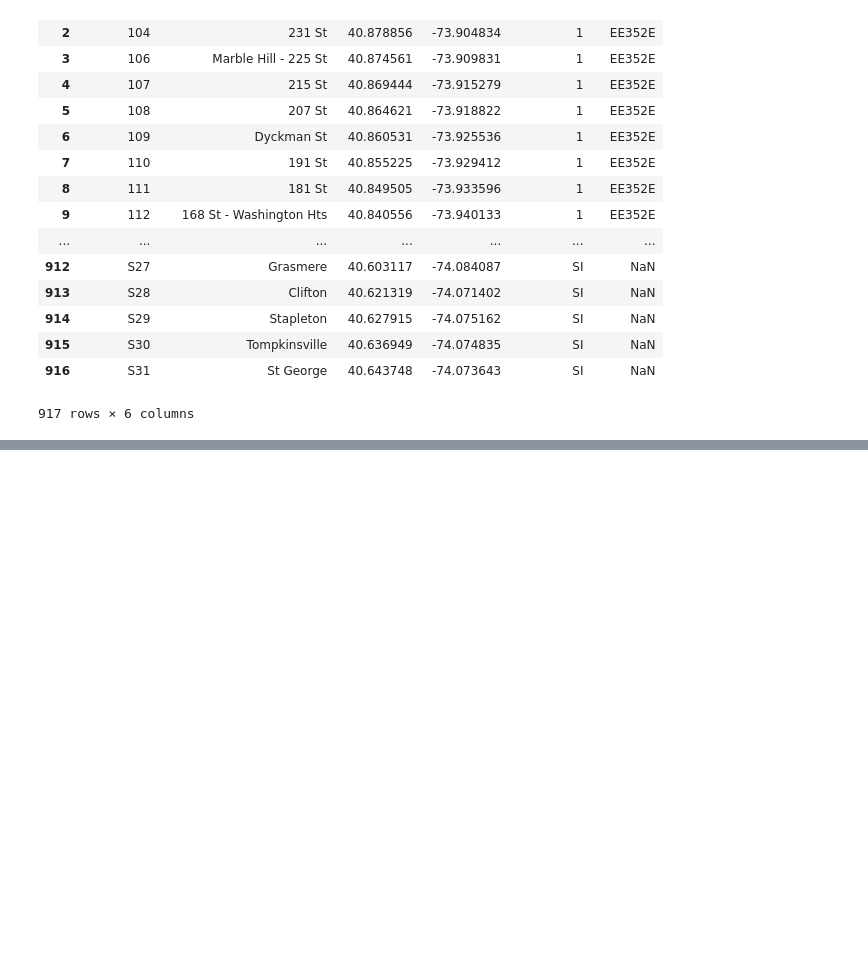
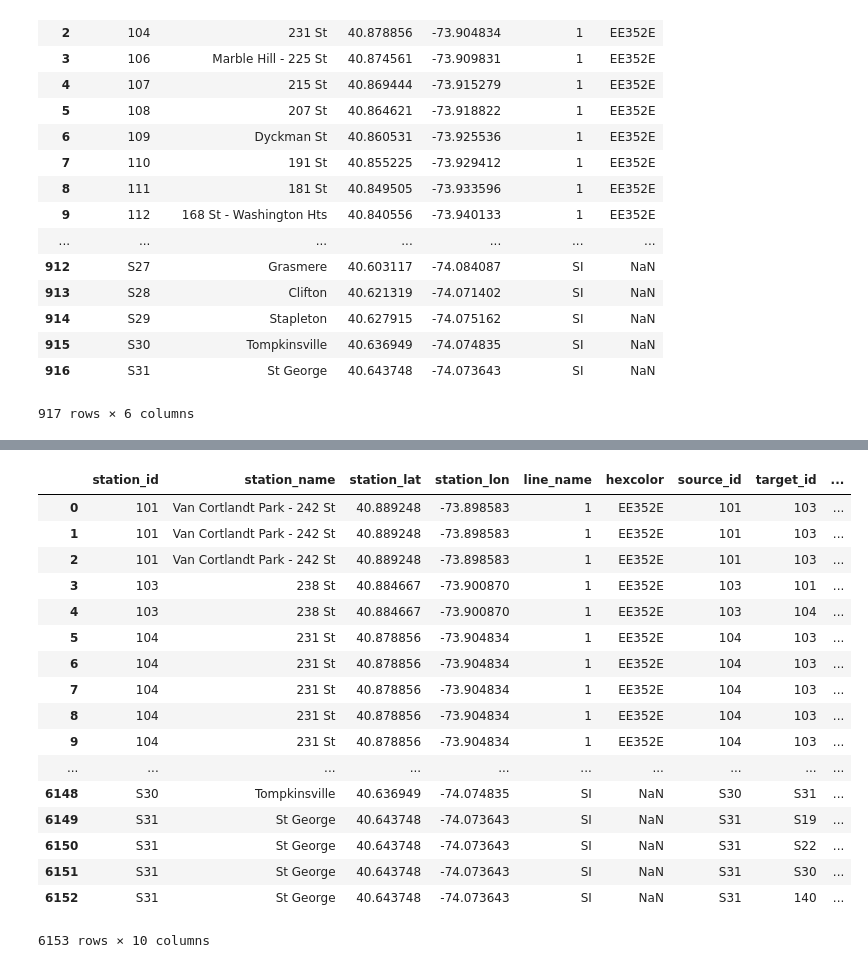
Before and after one commit to elainechan/prototyping-functionality, a Jupyter notebook: subway-data.ipynb, the cells around one changed output, grey strips where cells are left out. Cells and saved outputs as stored; diff of their text form; code cells hidden in the pictures; blank space fills up the shorter version.

Commit message:
Merges stops, routes, and edges in a table and exports to CSV.

```diff
--- a/subway-data.ipynb
+++ b/subway-data.ipynb
@@ -289,0 +322,2 @@ routesplusstops
+# %%
+edges = pd.read_csv('./mtaEdges.csv'); edges
@@ -290 +343,24 @@ routesplusstops
+# %%
+routesstopsedges = routesplusstops.merge(edges, left_on='station_id', right_on='source_id')
+# routestops = stops.merge(routes, left_on='station_id', right_on='station_id')
+routesstopsedges
+# %% [output]
+|  | station_id | station_name | station_lat | station_lon | line_name | hexcolor | source_id | target_id | ... |
+| 0 | 101 | Van Cortlandt Park - 242 St | 40.889248 | -73.898583 | 1 | EE352E | 101 | 103 | ... |
+| 1 | 101 | Van Cortlandt Park - 242 St | 40.889248 | -73.898583 | 1 | EE352E | 101 | 103 | ... |
+| 2 | 101 | Van Cortlandt Park - 242 St | 40.889248 | -73.898583 | 1 | EE352E | 101 | 103 | ... |
+| 3 | 103 | 238 St | 40.884667 | -73.900870 | 1 | EE352E | 103 | 101 | ... |
+| 4 | 103 | 238 St | 40.884667 | -73.900870 | 1 | EE352E | 103 | 104 | ... |
+| 5 | 104 | 231 St | 40.878856 | -73.904834 | 1 | EE352E | 104 | 103 | ... |
+| 6 | 104 | 231 St | 40.878856 | -73.904834 | 1 | EE352E | 104 | 103 | ... |
+| 7 | 104 | 231 St | 40.878856 | -73.904834 | 1 | EE352E | 104 | 103 | ... |
+| 8 | 104 | 231 St | 40.878856 | -73.904834 | 1 | EE352E | 104 | 103 | ... |
+| 9 | 104 | 231 St | 40.878856 | -73.904834 | 1 | EE352E | 104 | 103 | ... |
+| ... | ... | ... | ... | ... | ... | ... | ... | ... | ... |
+| 6148 | S30 | Tompkinsville | 40.636949 | -74.074835 | SI | NaN | S30 | S31 | ... |
+| 6149 | S31 | St George | 40.643748 | -74.073643 | SI | NaN | S31 | S19 | ... |
+| 6150 | S31 | St George | 40.643748 | -74.073643 | SI | NaN | S31 | S22 | ... |
+| 6151 | S31 | St George | 40.643748 | -74.073643 | SI | NaN | S31 | S30 | ... |
+| 6152 | S31 | St George | 40.643748 | -74.073643 | SI | NaN | S31 | 140 | ... |
+6153 rows × 10 columns
 # %%
```
Also changed, not shown: parts of 15 cells of this notebook, 2 other files.
